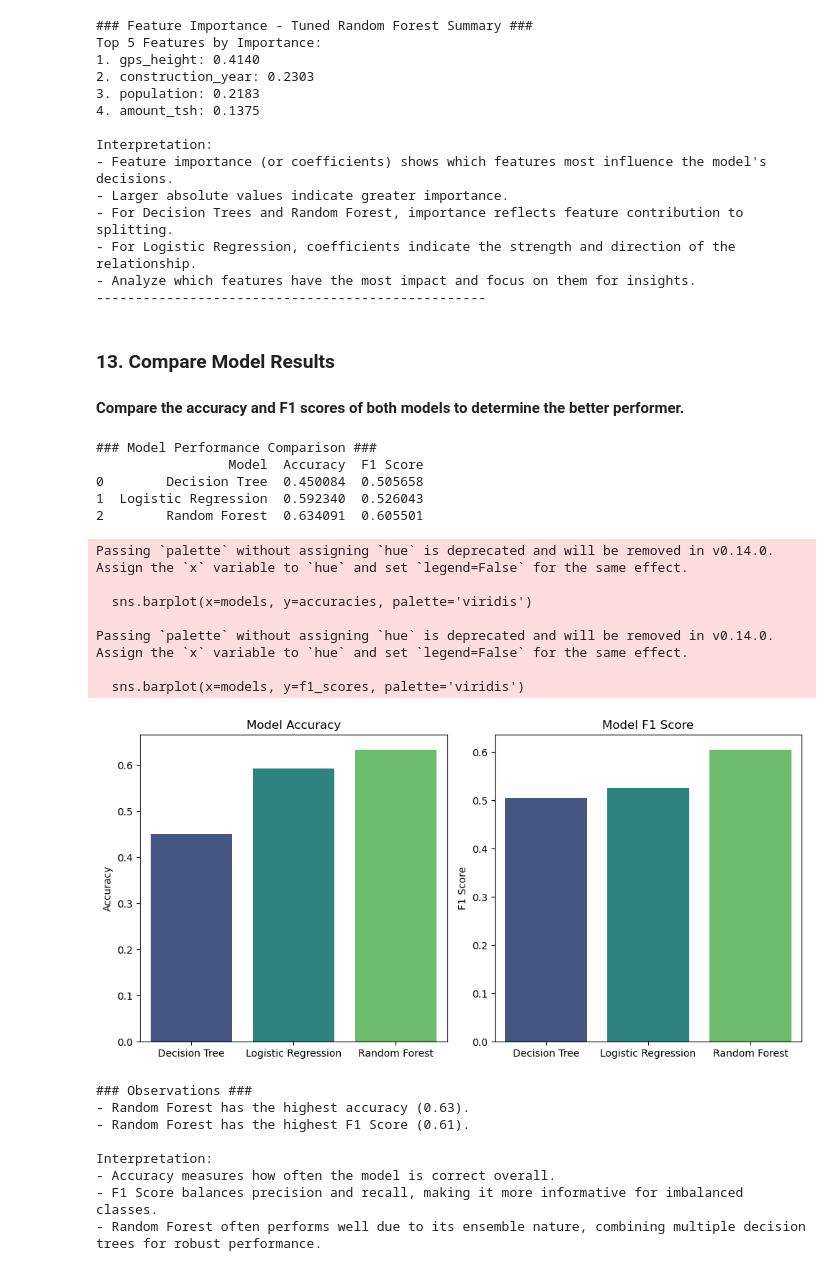
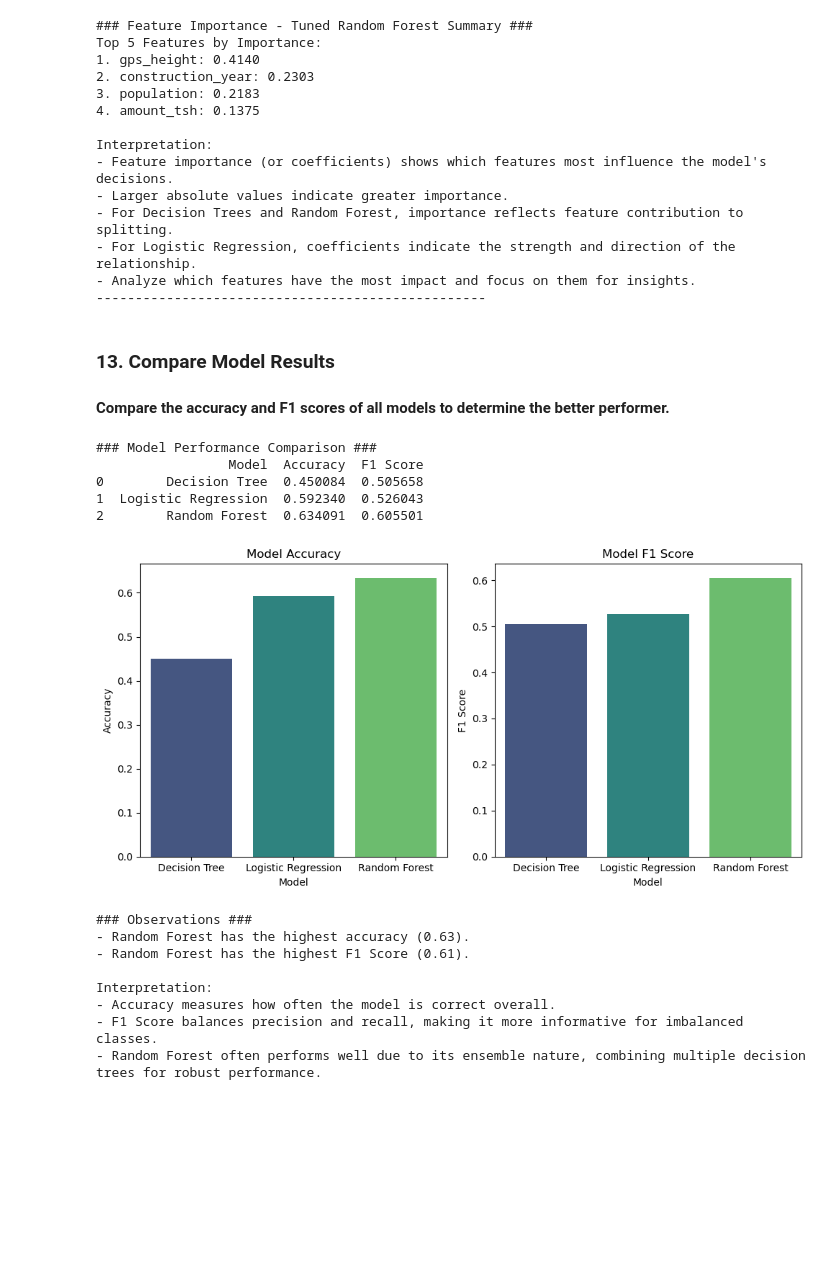
Before and after one commit to Otim135/PHASE_3_CLASSIFICATION_PROJECT, a Jupyter notebook: final_well_analysis.ipynb, the cells around one changed output. Cells and saved outputs as stored; diff of their text form; code cells hidden in the pictures; blank space fills up the shorter version.

Commit message:
Fixed Seaborn FutureWarning: Updated barplot to use DataFrame and explicit hue assignment

```diff
--- a/final_well_analysis.ipynb
+++ b/final_well_analysis.ipynb
@@ -821,7 +821,7 @@ Interpretation:
 # %% [markdown]
 ### **13. Compare Model Results**
 
-#### Compare the accuracy and F1 scores of both models to determine the better performer.
+#### Compare the accuracy and F1 scores of all models to determine the better performer.
 # %%
 import pandas as pd
 import matplotlib.pyplot as plt
@@ -858,53 +858,46 @@ plt.figure(figsize=(10, 5))
 
 # Accuracy Comparison
 plt.subplot(1, 2, 1)
-sns.barplot(x=models, y=accuracies, palette='viridis')
+sns.barplot(x='Model', y='Accuracy', data=results, palette='viridis', hue='Model', legend=False)
 plt.title('Model Accuracy')
 plt.ylabel('Accuracy')
 
 # F1 Score Comparison
 plt.subplot(1, 2, 2)
-sns.barplot(x=models, y=f1_scores, palette='viridis')
+sns.barplot(x='Model', y='F1 Score', data=results, palette='viridis', hue='Model', legend=False)
 plt.title('Model F1 Score')
 plt.ylabel('F1 Score')
 
 plt.tight_layout()
 plt.show()
 
 # Summary
 print("\n### Observations ###")
 
 # Accuracy Comparison
 best_model_accuracy = models[accuracies.index(max(accuracies))]
 print(f"- {best_model_accuracy} has the highest accuracy ({max(accuracies):.2f}).")
 
 # F1 Score Comparison
 best_model_f1 = models[f1_scores.index(max(f1_scores))]
 print(f"- {best_model_f1} has the highest F1 Score ({max(f1_scores):.2f}).")
 
 print("\nInterpretation:")
 print("- Accuracy measures how often the model is correct overall.")
 print("- F1 Score balances precision and recall, making it more informative for imbalanced classes.")
 print("- Random Forest often performs well due to its ensemble nature, combining multiple decision trees for robust performance.")
 # %% [output]
 ### Model Performance Comparison ###
                  Model  Accuracy  F1 Score
 0        Decision Tree  0.450084  0.505658
 1  Logistic Regression  0.592340  0.526043
 2        Random Forest  0.634091  0.605501
+[figure, new version]
-Passing `palette` without assigning `hue` is deprecated and will be removed in v0.14.0. Assign the `x` variable to `hue` and set `legend=False` for the same effect.
+### Observations ###
+- Random Forest has the highest accuracy (0.63).
+- Random Forest has the highest F1 Score (0.61).
 
-  sns.barplot(x=models, y=accuracies, palette='viridis')
-
-Passing `palette` without assigning `hue` is deprecated and will be removed in v0.14.0. Assign the `x` variable to `hue` and set `legend=False` for the same effect.
-
-  sns.barplot(x=models, y=f1_scores, palette='viridis')
+Interpretation:
+- Accuracy measures how often the model is correct overall.
+- F1 Score balances precision and recall, making it more informative for imbalanced classes.
+- Random Forest often performs well due to its ensemble nature, combining multiple decision trees for robust performance.
-[figure, old version]
-### Observations ###
-- Random Forest has the highest accuracy (0.63).
-- Random Forest has the highest F1 Score (0.61).
-
-Interpretation:
-- Accuracy measures how often the model is correct overall.
-- F1 Score balances precision and recall, making it more informative for imbalanced classes.
-- Random Forest often performs well due to its ensemble nature, combining multiple decision trees for robust performance.
```
